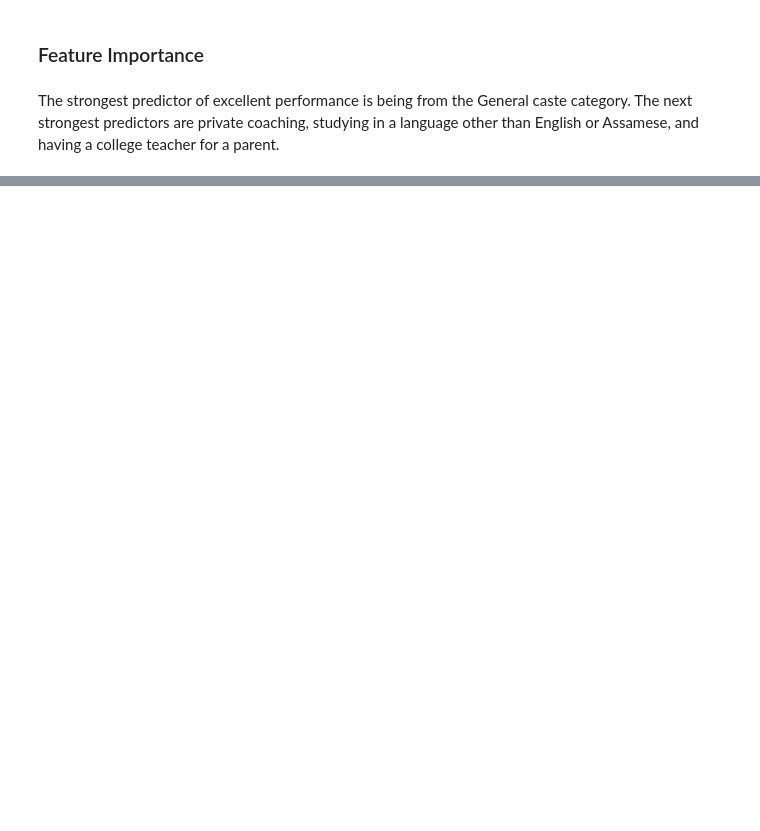
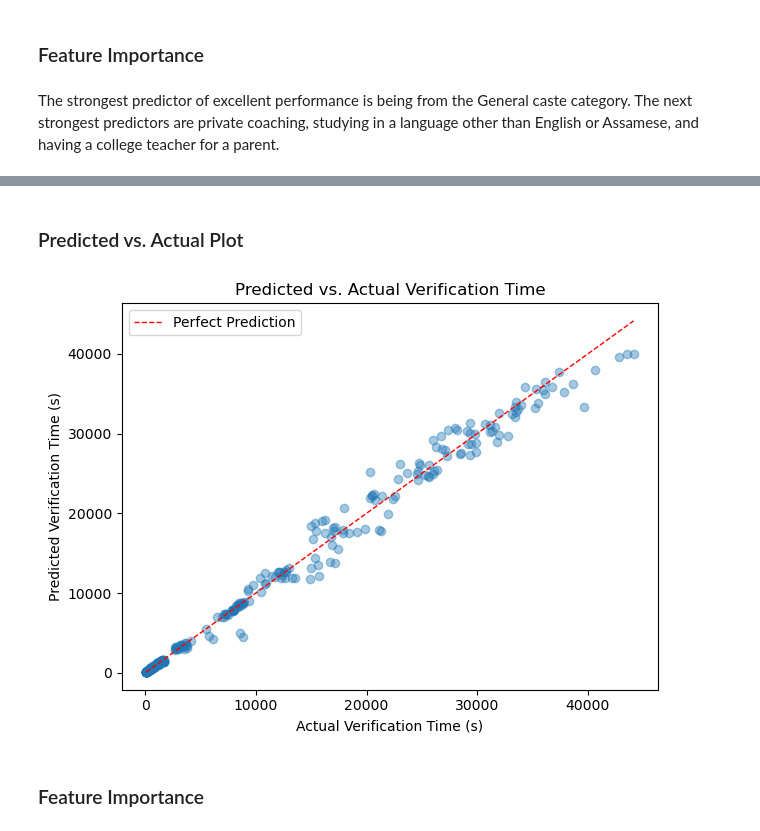
Before and after one commit to rayar93/ml-classification-regression-sklearn, a Jupyter notebook: notebooks/midtern_project.ipynb, the cells around one changed output, grey strips where cells are left out. Drawn from its saved outputs; the diff is of its cells as text; code cells hidden in the pictures; blank space fills up the shorter version.

```diff
--- a/notebooks/midtern_project.ipynb
+++ b/notebooks/midtern_project.ipynb
@@ -374,0 +707,15 @@ print("Model saved as final_model.joblib")
+# %% [markdown]
+### Predicted vs. Actual Plot
+# %%
+plt.scatter(y_reg_test, y_reg_pred, alpha=0.4)
+plt.plot([y_reg_test.min(), y_reg_test.max()], [y_reg_test.min(), y_reg_test.max()], 'r--', linewidth=1, label='Perfect Prediction')
+plt.xlabel('Actual Verification Time (s)')
+plt.ylabel('Predicted Verification Time (s)')
+plt.title('Predicted vs. Actual Verification Time')
+plt.legend()
+plt.tight_layout()
+plt.show()
+# %% [output]
+[figure, added]
+# %% [markdown]
+### Feature Importance
```
Also changed, not shown: parts of 47 cells of this notebook, 3 other files.
